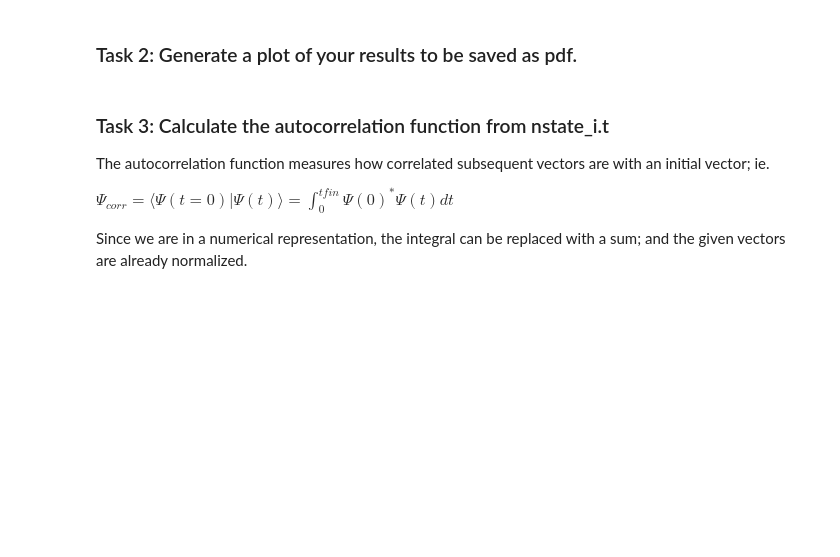
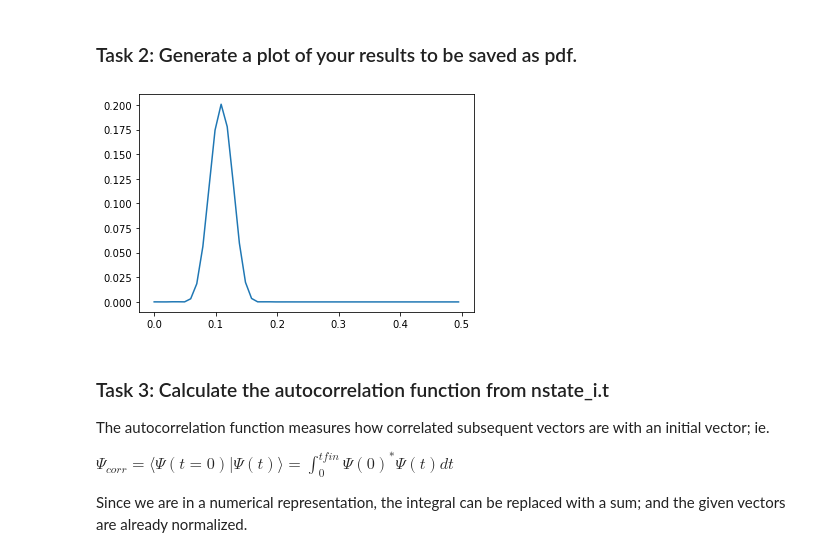
Before and after one commit to lovegreen74/my-test-repo, a Jupyter notebook: src/notebook_unit1.ipynb, the cells around one changed output. Saved outputs shown, nothing was run; the diff lists cells and outputs as text; code cells hidden in the pictures; blank space fills up the shorter version.

```diff
--- a/src/notebook_unit1.ipynb
+++ b/src/notebook_unit1.ipynb
@@ -228,3 +414,10 @@ Here we are interested in column 2 since the others are constant.
+# %%
+# plot your results
+f2=plt.plot(frequency, abs(efield_s)**2)
+plt.savefig('plot0.pdf')
+plt.show()
+# %% [output]
+[figure, added]
 # %% [markdown]
 ### Task 3: Calculate the autocorrelation function from nstate_i.t
 The autocorrelation function measures how correlated subsequent vectors are with an initial vector; ie.
```
Also changed, not shown: parts of 37 cells of this notebook, 6 other files.
